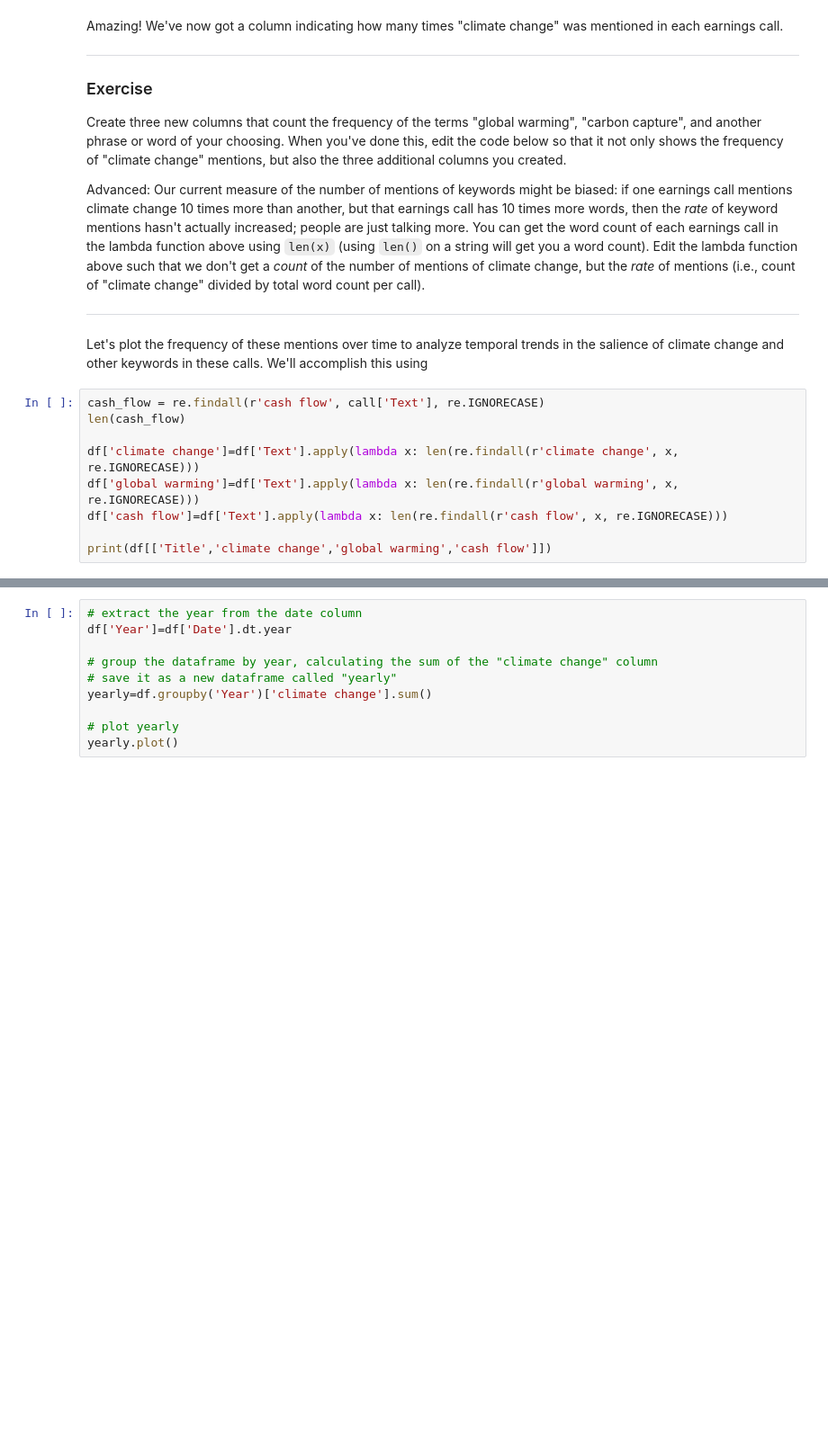
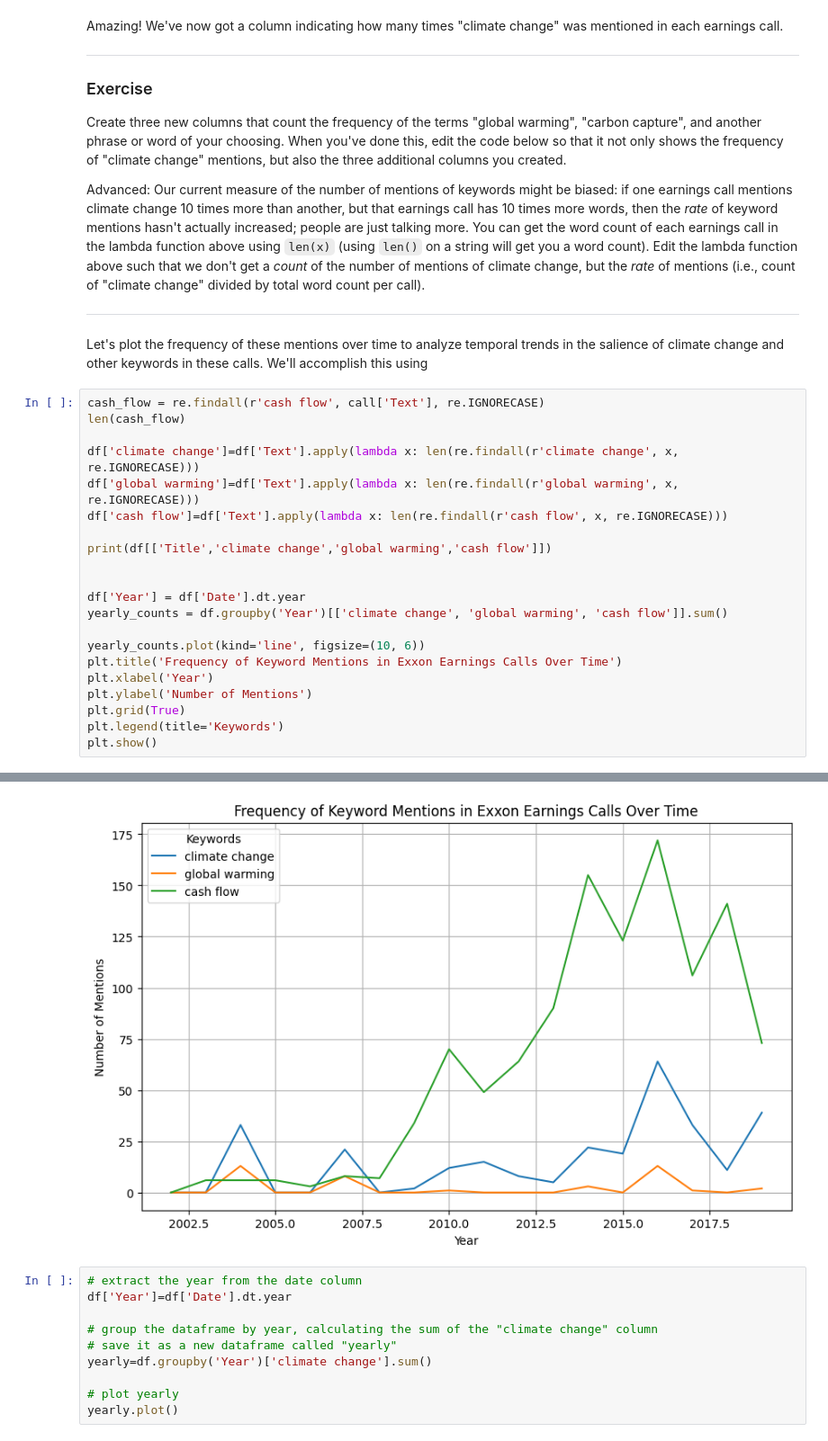
Before and after one commit to iremgencal/QM2, a Jupyter notebook: notebooks/W04. Natural Language Processing.ipynb, the cells around one changed output, grey strips where cells are left out. Shown at 90% size. Cells and saved outputs as stored; diff of their text form; blank space fills up the shorter version.

```diff
--- a/notebooks/W04. Natural Language Processing.ipynb
+++ b/notebooks/W04. Natural Language Processing.ipynb
@@ -309,30 +313,43 @@ Let's plot the frequency of these mentions over time to analyze temporal trends
 # %%
 cash_flow = re.findall(r'cash flow', call['Text'], re.IGNORECASE)
 len(cash_flow)
 
 df['climate change']=df['Text'].apply(lambda x: len(re.findall(r'climate change', x, re.IGNORECASE)))
 df['global warming']=df['Text'].apply(lambda x: len(re.findall(r'global warming', x, re.IGNORECASE)))
 df['cash flow']=df['Text'].apply(lambda x: len(re.findall(r'cash flow', x, re.IGNORECASE)))
 
 print(df[['Title','climate change','global warming','cash flow']])
+
+
+df['Year'] = df['Date'].dt.year
+yearly_counts = df.groupby('Year')[['climate change', 'global warming', 'cash flow']].sum()
+
+yearly_counts.plot(kind='line', figsize=(10, 6))
+plt.title('Frequency of Keyword Mentions in Exxon Earnings Calls Over Time')
+plt.xlabel('Year')
+plt.ylabel('Number of Mentions')
+plt.grid(True)
+plt.legend(title='Keywords')
+plt.show()
 # %% [output]
                                                  Title  climate change  \
 0    Exxon  Mobil Corp at Barclays CEO EnergyPower ...               2
 1     Q2 2019  Exxon  Mobil Corp Earnings Call - Final               0
 2    Event Brief of Q2 2019  Exxon  Mobil Corp Earn...               0
 3    Exxon  Mobil Corp at JPMorgan Energy Conferenc...               0
 4    Exxon  Mobil Corp Annual Shareholders Meeting ...              25
 ..                                                 ...             ...
 177  Event Brief of Q3 2002  Exxon  Mobil Corporati...               0
 178  Q3 2002  Exxon  Mobil Corporation Earnings Con...               0
 179  Q2 2002  Exxon  Mobil Corporation Earnings Con...               0
 180  Abstract of Q2 2002  Exxon  Mobil Corporation ...               0
 181  Exxon  Mobil Corporation First Quarter 2002 Re...               0
 ... (11 lines left out)
 180               0          0
 181               0          0
 
 [182 rows x 4 columns]
+[figure, added]
 # %%
 # extract the year from the date column
 df['Year']=df['Date'].dt.year
```
Also changed, not shown: parts of 3 cells of this notebook.
